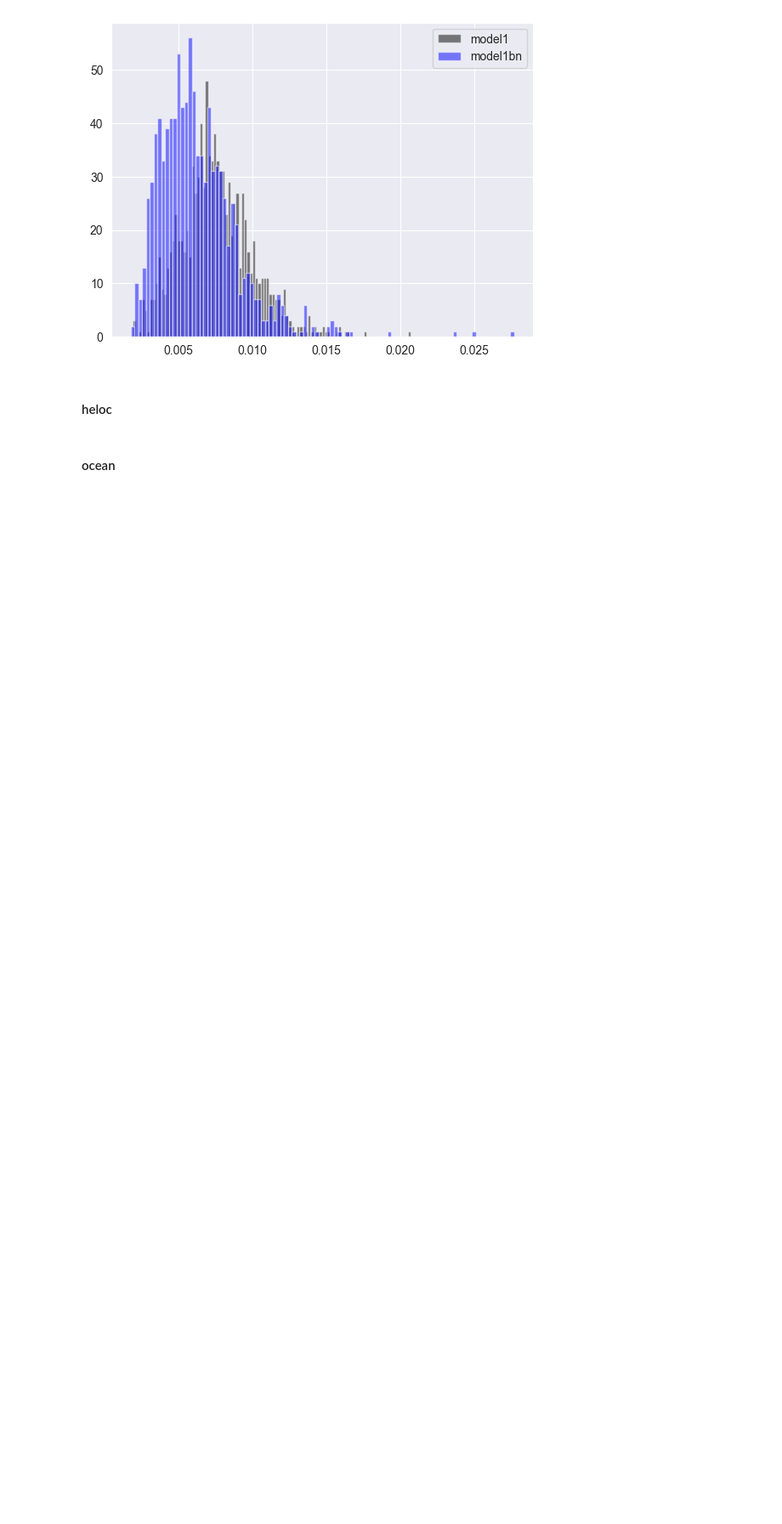
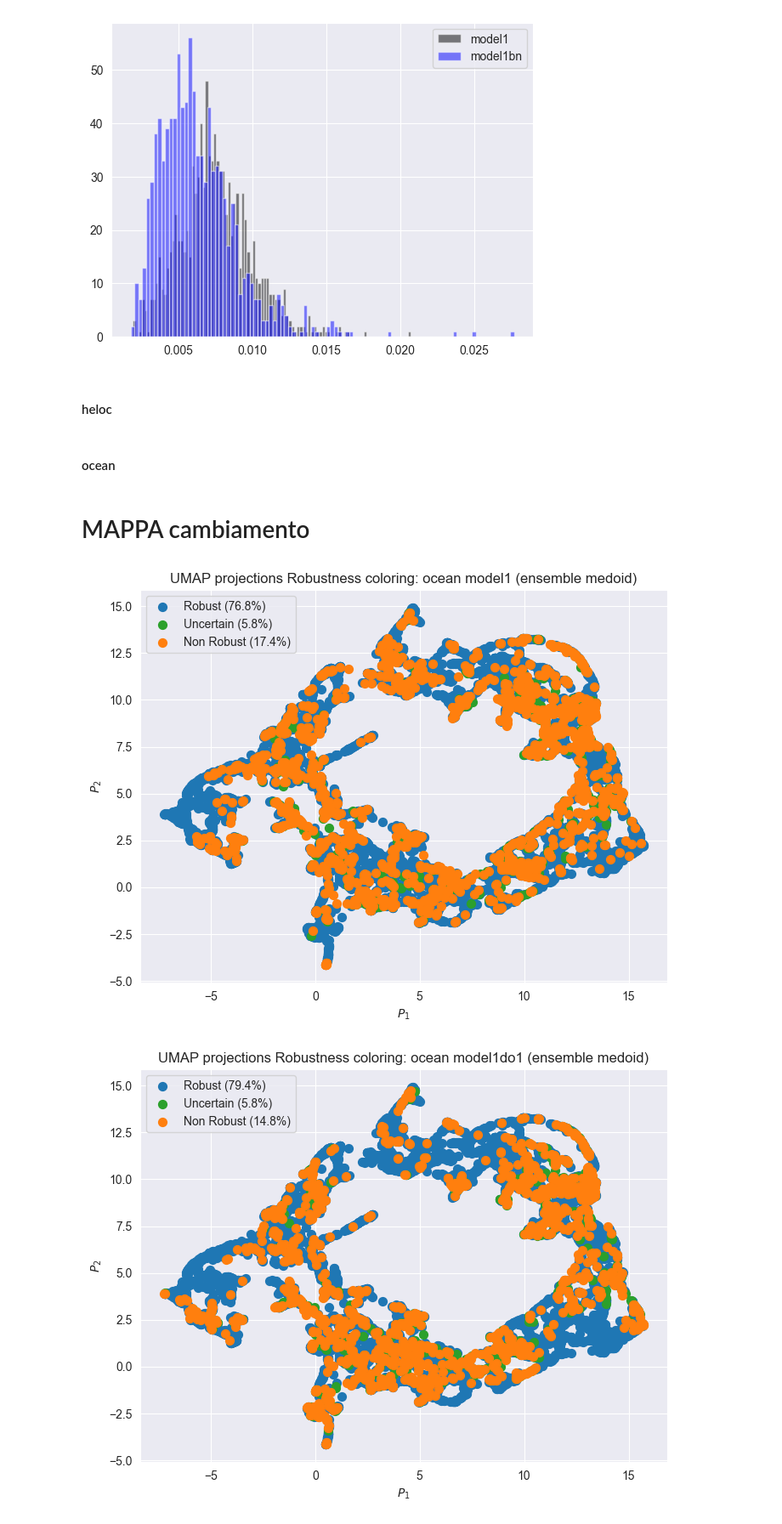
Before and after one commit to MatteoVicenzino/XAI_robustness_analysis, a Jupyter notebook: thesis_plots.ipynb, the cells around one changed output. Shown at 85% size. Saved outputs shown, nothing was run; the diff lists cells and outputs as text; code cells hidden in the pictures; blank space fills up the shorter version.

```diff
--- a/thesis_plots.ipynb
+++ b/thesis_plots.ipynb
@@ -16,6 +17,8 @@ import load.load_dataset as ds
 import warnings
 warnings.filterwarnings('ignore')
 import joblib
+# %%
+param_dict = joblib.load(os.path.join(os.getcwd(), "parameters.joblib"))
 # %% [markdown]
 # Prediction Accuracy
 # %%
@@ -322,3 +325,49 @@ for model_name in model_list:
 #### heloc
 # %% [markdown]
 #### ocean
+# %% [markdown]
+# MAPPA cambiamento
+# %%
+def plot_map(dataset_name, model_name, neigh = "medoid", agg = "ensemble"):
+    folder = os.path.join(os.getcwd(), f"results_{neigh}")
+    dataset = ds.Dataset(dataset_name)
+    X_val_or, X_val, y_val = dataset.validation()
+    X_test_or, X_test, y_test = dataset.test()
+
+    th = 0.80
+    k_r = param_dict[dataset_name][f"{agg}_{neigh}_k"]
+
+    folder_ = os.path.join(folder, f"{dataset_name}_{model_name}")
+    rho_valid = np.nan_to_num(np.load(os.path.join(folder_, "validation", f"robustness_{agg}_{neigh}.npy")))
+    rho_test = np.load(os.path.join(folder_, "test", f"robustness_{agg}_{neigh}.npy"))
+
+    rob_hat = KNeighborsRegressor(n_neighbors=k_r).fit(X_val_or, rho_valid[:,3]).predict(X_test_or)
+    rob_ = rho_test[:,3]
+
+    labels = np.full(len(rob_), "Non Robust", dtype=object)
+    labels[(rob_ >= th) & (rob_hat < th)] = "Uncertain"
+    labels[(rob_ >= th) & (rob_hat >= th)] = "Robust"
+
+    umap = UMAP(n_components=2, random_state=0, n_jobs=1)
+    X_new = umap.fit_transform(X_test_or)
+
+    palette = {"Robust": "tab:blue", "Uncertain": "tab:green", "Non Robust": "tab:orange"}
+
+    plt.figure(figsize=(8,6))
+    for lab, col in palette.items():
+        m = labels == lab
+        plt.scatter(X_new[m,0], X_new[m,1], c=col, s=50, label=f"{lab} ({100*m.mean():.1f}%)")
+    plt.title(f"UMAP projections Robustness coloring: {dataset_name} {model_name} ({agg} {neigh})")
+    plt.xlabel("$P_1$")
+    plt.ylabel("$P_2$")
+    plt.legend()
+    plt.show()
+# %%
+dataset_name = "ocean"
+plot_map(dataset_name, "model1")
+plot_map(dataset_name, "model1do1")
+plot_map(dataset_name, "model1bn")
+plot_map(dataset_name, "model1r")
+# %% [output]
+[figure, added]
+[figure, added]
```
Also changed, not shown: parts of 2 cells of this notebook, 49 other files.
